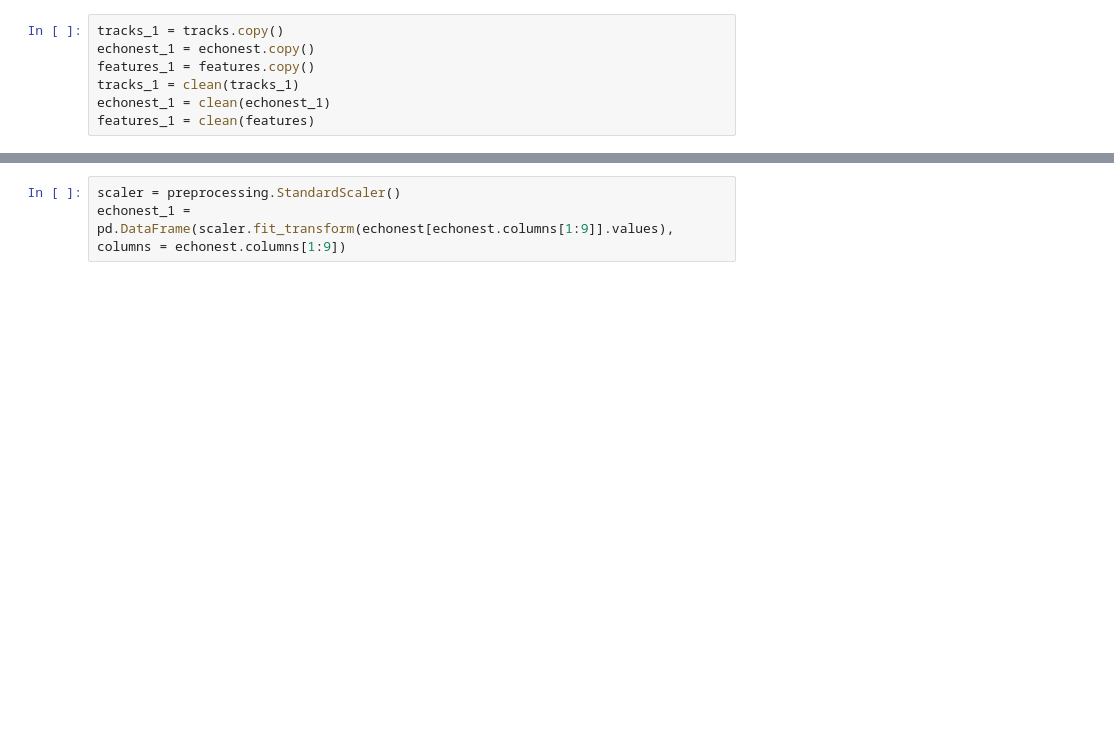
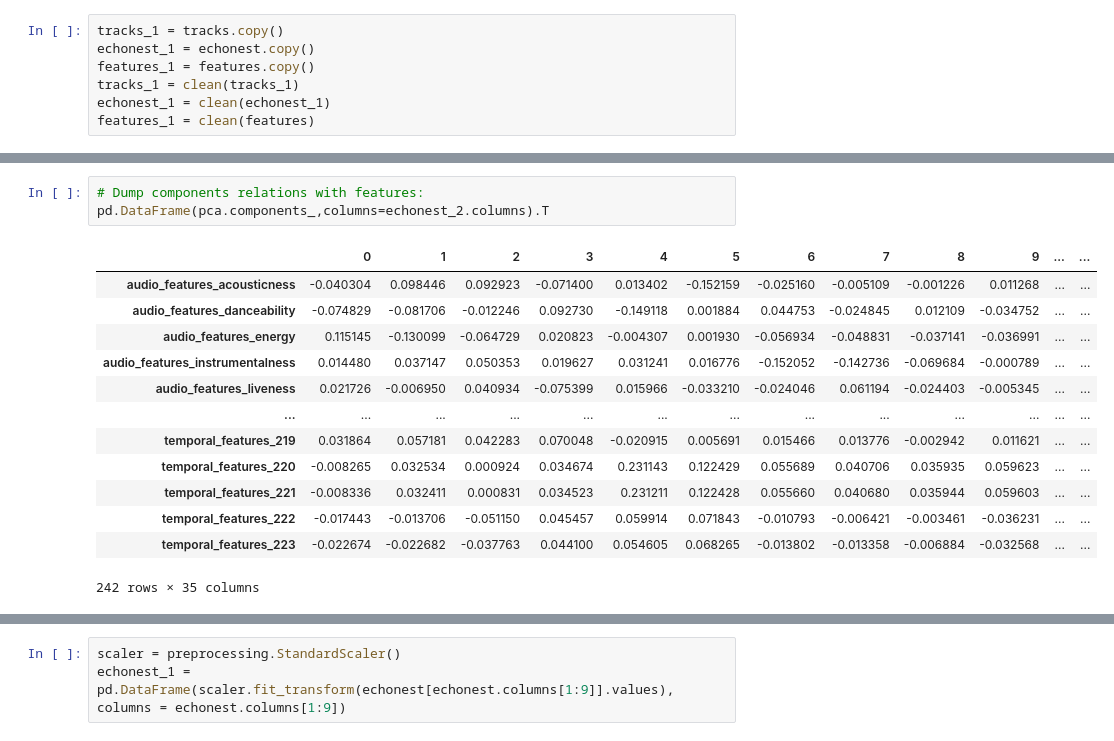
Before and after one commit to michele1783/ADM-HW4, a Jupyter notebook: Homework.ipynb, the cells around one changed output, grey strips where cells are left out. Saved outputs shown, nothing was run; the diff lists cells and outputs as text; blank space fills up the shorter version.

```diff
--- a/Homework.ipynb
+++ b/Homework.ipynb
@@ -294,0 +314,17 @@ Index(['track_id', 'audio_features_acousticness',
+# %%
+# Dump components relations with features:
+pd.DataFrame(pca.components_,columns=echonest_2.columns).T
+# %% [output]
+|  | 0 | 1 | 2 | 3 | 4 | 5 | 6 | 7 | 8 | 9 | ... | ... |
+| audio_features_acousticness | -0.040304 | 0.098446 | 0.092923 | -0.071400 | 0.013402 | -0.152159 | -0.025160 | -0.005109 | -0.001226 | 0.011268 | ... | ... |
+| audio_features_danceability | -0.074829 | -0.081706 | -0.012246 | 0.092730 | -0.149118 | 0.001884 | 0.044753 | -0.024845 | 0.012109 | -0.034752 | ... | ... |
+| audio_features_energy | 0.115145 | -0.130099 | -0.064729 | 0.020823 | -0.004307 | 0.001930 | -0.056934 | -0.048831 | -0.037141 | -0.036991 | ... | ... |
+| audio_features_instrumentalness | 0.014480 | 0.037147 | 0.050353 | 0.019627 | 0.031241 | 0.016776 | -0.152052 | -0.142736 | -0.069684 | -0.000789 | ... | ... |
+| audio_features_liveness | 0.021726 | -0.006950 | 0.040934 | -0.075399 | 0.015966 | -0.033210 | -0.024046 | 0.061194 | -0.024403 | -0.005345 | ... | ... |
+| ... | ... | ... | ... | ... | ... | ... | ... | ... | ... | ... | ... | ... |
+| temporal_features_219 | 0.031864 | 0.057181 | 0.042283 | 0.070048 | -0.020915 | 0.005691 | 0.015466 | 0.013776 | -0.002942 | 0.011621 | ... | ... |
+| temporal_features_220 | -0.008265 | 0.032534 | 0.000924 | 0.034674 | 0.231143 | 0.122429 | 0.055689 | 0.040706 | 0.035935 | 0.059623 | ... | ... |
+| temporal_features_221 | -0.008336 | 0.032411 | 0.000831 | 0.034523 | 0.231211 | 0.122428 | 0.055660 | 0.040680 | 0.035944 | 0.059603 | ... | ... |
+| temporal_features_222 | -0.017443 | -0.013706 | -0.051150 | 0.045457 | 0.059914 | 0.071843 | -0.010793 | -0.006421 | -0.003461 | -0.036231 | ... | ... |
+| temporal_features_223 | -0.022674 | -0.022682 | -0.037763 | 0.044100 | 0.054605 | 0.068265 | -0.013802 | -0.013358 | -0.006884 | -0.032568 | ... | ... |
+242 rows × 35 columns
```
Also changed, not shown: parts of 17 cells of this notebook.
